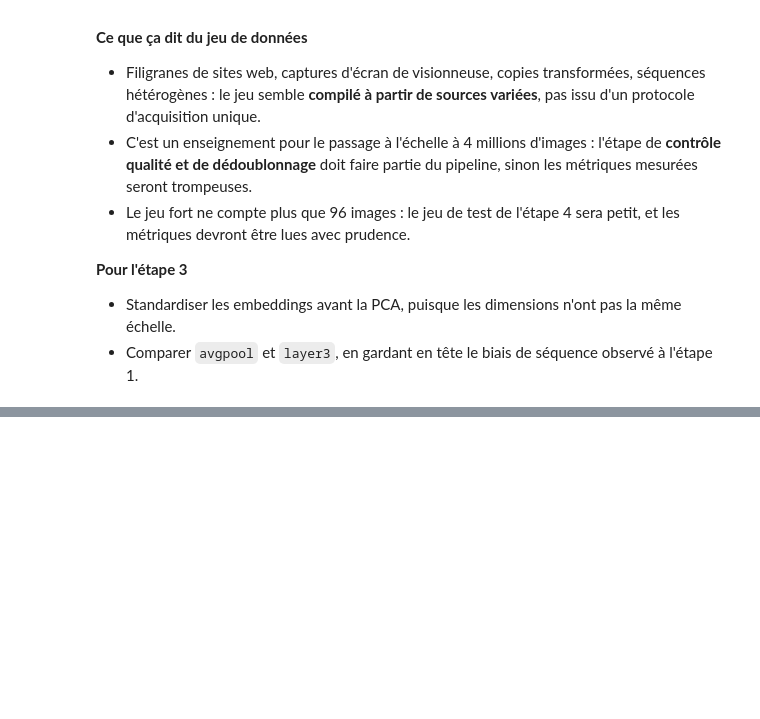
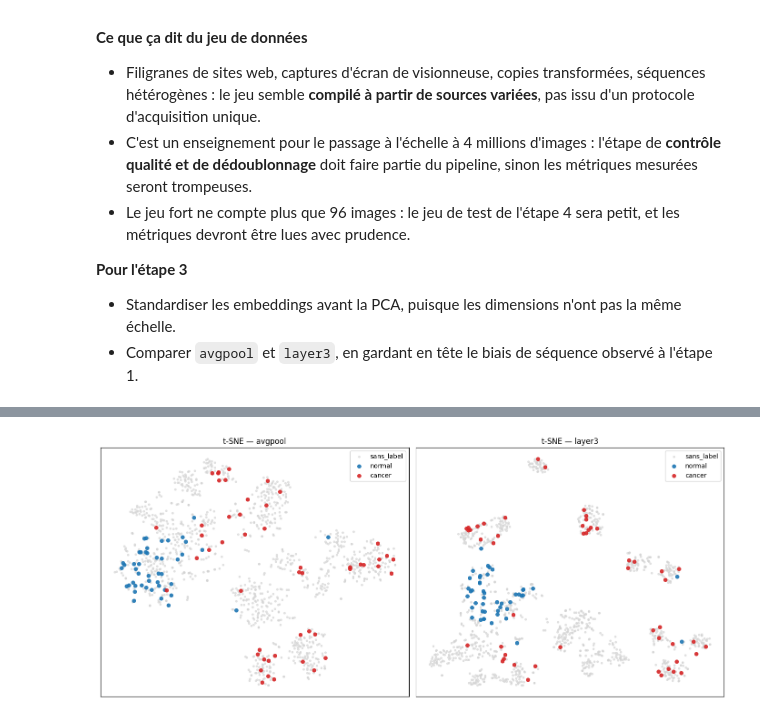
Before and after one commit to Hadri2T/Projet_7, a Jupyter notebook: notebooks/1_features_clustering.ipynb, the cells around one changed output, grey strips where cells are left out. Saved outputs shown, nothing was run; the diff lists cells and outputs as text; code cells hidden in the pictures; blank space fills up the shorter version.

```diff
--- a/notebooks/1_features_clustering.ipynb
+++ b/notebooks/1_features_clustering.ipynb
@@ -584,0 +699,14 @@ Au total, le nettoyage a ramené les 1 506 fichiers d'origine à 1 310 images r
+# %%
+from sklearn.manifold import TSNE
+
+tsne = {name: TSNE(n_components=2, perplexity=30, random_state=42).fit_transform(Z) for name, Z in reduced.items()}
+
+fig, axes = plt.subplots(1, 2, figsize=(14, 6))
+for ax, (name, T) in zip(axes, tsne.items()):
+    plot_groups(ax, T, f"t-SNE — {name}")
+    ax.set_xticks([])
+    ax.set_yticks([])
+plt.tight_layout()
+plt.show()
+# %% [output]
+[figure, added]
```
Also changed, not shown: parts of 23 cells of this notebook, 2 other files.
